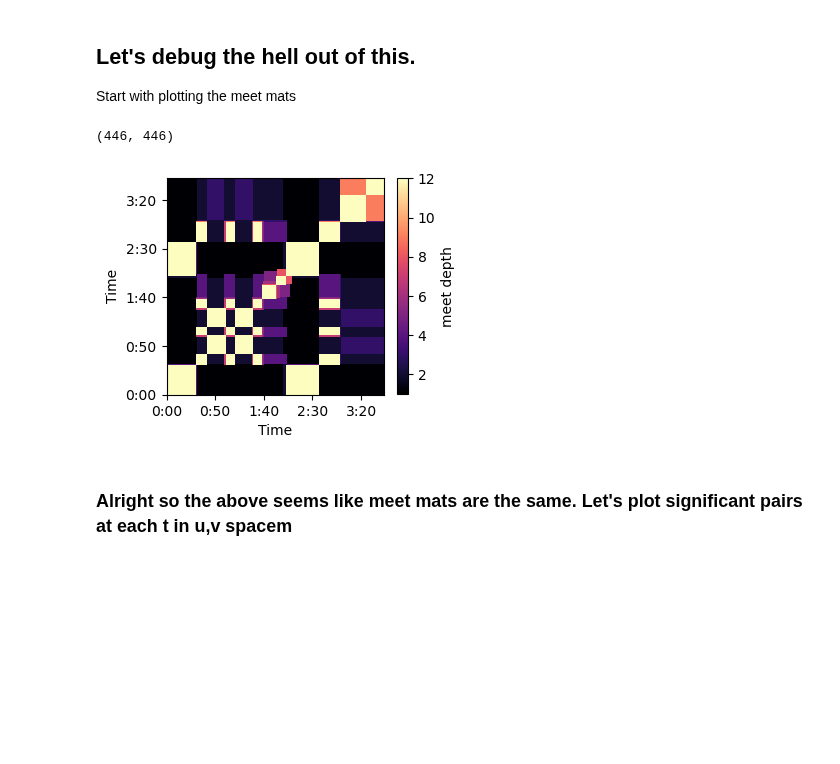
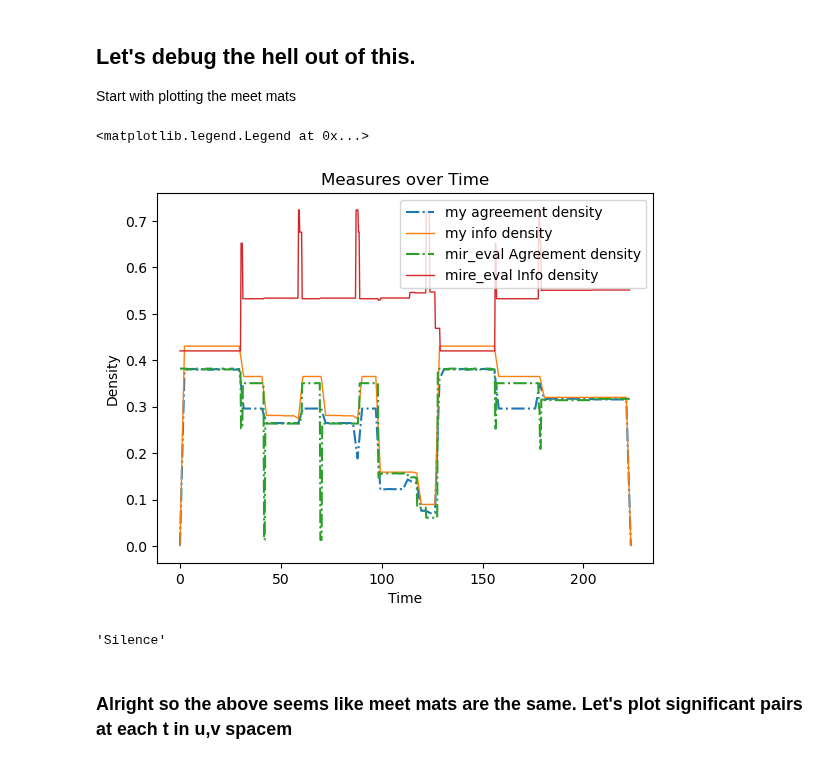
Before and after one commit to tomxi/bnl, a Jupyter notebook: scripts/ws.ipynb, the cells around one changed output. Saved outputs shown, nothing was run; the diff lists cells and outputs as text; code cells hidden in the pictures; blank space fills up the shorter version.

```diff
--- a/scripts/ws.ipynb
+++ b/scripts/ws.ipynb
@@ -90,25 +53,42 @@ print('\n'.join([
 ## Let's debug the hell out of this.
 
 Start with plotting the meet mats
-# %%
-import numpy as np
-est, ref1 = mtr.align_hier(est, ref1)
-# %%
-bs = est.ticks
-ts = (bs[1:] + bs[:-1]) / 2.0
-n_seg = len(ts)
-
-my_meet = np.empty((n_seg, n_seg))
-for u in range(n_seg):
-    for v in range(n_seg):
-        my_meet[u, v] = est.meet(ts[u], ts[v])
-
-mappable = viz.sq(my_meet, bs)
-plt.colorbar(mappable, label='meet depth', shrink=0.8)
-print(my_meet.shape)
-# %% [output]
-(446, 446)
-[figure, removed]
+# %%
+
+he, hr = mtr.align_hier(bnl.levels2H(est.levels[2:]), ref1)
+
+frame_size = 0.3
+he.update_sr(1 / frame_size)
+hr.update_sr(1 / frame_size)
+est_meh_meet = meh._meet(he.itvls, he.labels, frame_size)
+ref1_meh_meet = meh._meet(hr.itvls, hr.labels, frame_size)
+# %%
+# Relevance to time t:
+inv, sig, tot = mtr.gauc_t(est_meh_meet, ref1_meh_meet)
+# %%
+# OK Now let's get my version of the same thing?
+ts = np.linspace(0, hr.T, 100)
+# A, I, T^2 / 2 = out
+out = np.array([list(mtr.recall_at_t(hr, he, t)) for t in ts])
+# %%
+plt.plot(ts, out[:,0] / out[:,2], label='my agreement density', linestyle='-.')
+plt.plot(ts, out[:,1] / out[:,2], label='my info density', linewidth=1)
+
+
+plt.plot(hr.ticks[:-1], (sig-inv)/tot, label='mir_eval Agreement density', linestyle='-.')
+plt.plot(hr.ticks[:-1], sig/tot, label='mire_eval Info density', linewidth=1)
+
+plt.xlabel('Time')
+plt.ylabel('Density')
+plt.title('Measures over Time')
+plt.legend()
+# %% [output]
+<matplotlib.legend.Legend at 0x...>
+[figure, added]
+# %%
+hr.levels[0].L(223.477)
+# %% [output]
+'Silence'
 # %%
 # mir_eval's meet. using my ticks for convenience
 frame_size = 0.5
```
Also changed, not shown: parts of 14 cells of this notebook, 4 other files.
